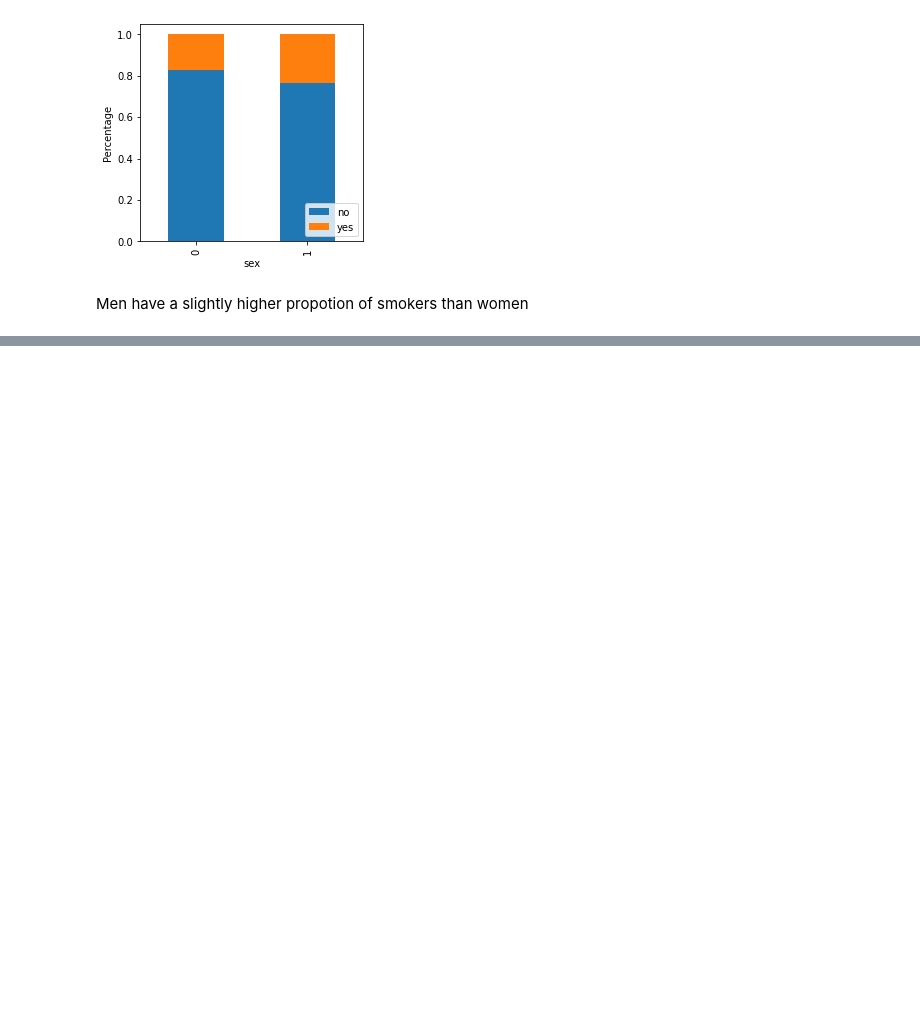
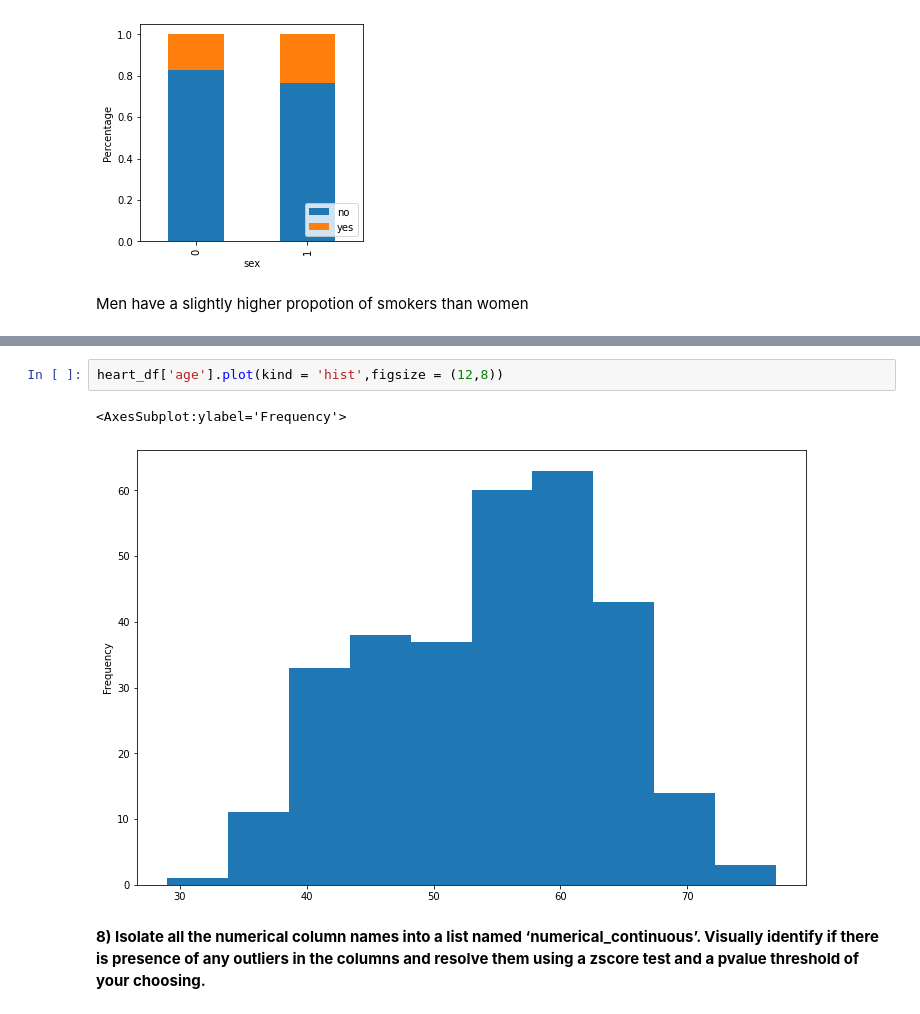
Before and after one commit to DennisChangach/Africa-Data-School-Assignments, a Jupyter notebook: Assigment_7/Assignment_7.ipynb, the cells around one changed output, grey strips where cells are left out. Drawn from its saved outputs; the diff is of its cells as text; blank space fills up the shorter version.

```diff
--- a/Assigment_7/Assignment_7.ipynb
+++ b/Assigment_7/Assignment_7.ipynb
@@ -141,0 +224,7 @@ Men have a slightly higher propotion of smokers than women
+# %%
+heart_df['age'].plot(kind = 'hist',figsize = (12,8))
+# %% [output]
+<AxesSubplot:ylabel='Frequency'>
+[figure, added]
+# %% [markdown]
+**8) Isolate all the numerical column names into a list named ‘numerical_continuous’. Visually identify if there is presence of any outliers in the columns and resolve them using a zscore test and a pvalue threshold of your choosing.**
```
Also changed, not shown: parts of 35 cells of this notebook.
